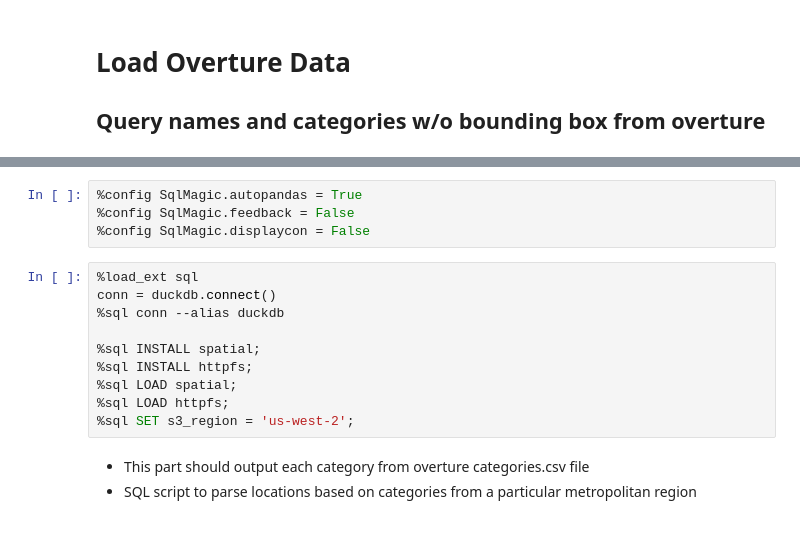
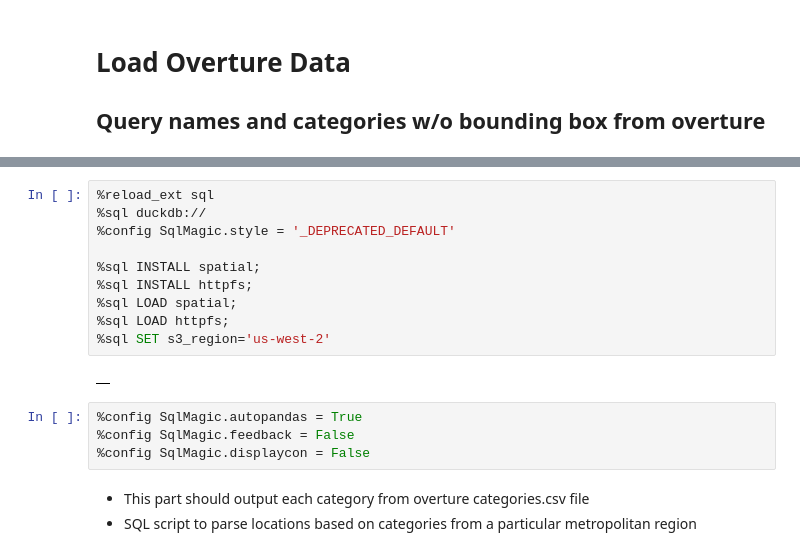
Before and after one commit to project-terraforma/POI-Category-ML, a Jupyter notebook: loadOvertureData.ipynb, the cells around one changed output, grey strips where cells are left out. Drawn from its saved outputs; the diff is of its cells as text.

```diff
--- a/loadOvertureData.ipynb
+++ b/loadOvertureData.ipynb
@@ -22,17 +45,19 @@ ParserError: Expected 2 fields in line 4, saw 3
-# %%
-%config SqlMagic.autopandas = True
-%config SqlMagic.feedback = False
-%config SqlMagic.displaycon = False
 # %%
-%load_ext sql
-conn = duckdb.connect()
-%sql conn --alias duckdb
+%reload_ext sql
+%sql duckdb://
+%config SqlMagic.style = '_DEPRECATED_DEFAULT'
 
 %sql INSTALL spatial;
 %sql INSTALL httpfs;
 %sql LOAD spatial;
 %sql LOAD httpfs;
-%sql SET s3_region = 'us-west-2';
+%sql SET s3_region='us-west-2'
+# %% [output]
+|  |
+# %%
+%config SqlMagic.autopandas = True
+%config SqlMagic.feedback = False
+%config SqlMagic.displaycon = False
 # %% [markdown]
 - This part should output each category from overture categories.csv file
 - SQL script to parse locations based on categories from a particular metropolitan region
```
Also changed, not shown: parts of 10 cells of this notebook, 3 other files.
